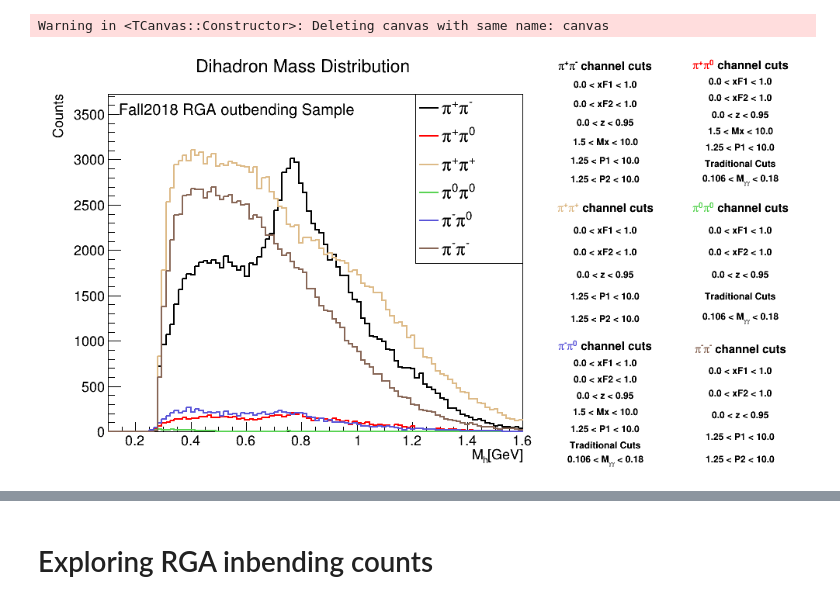
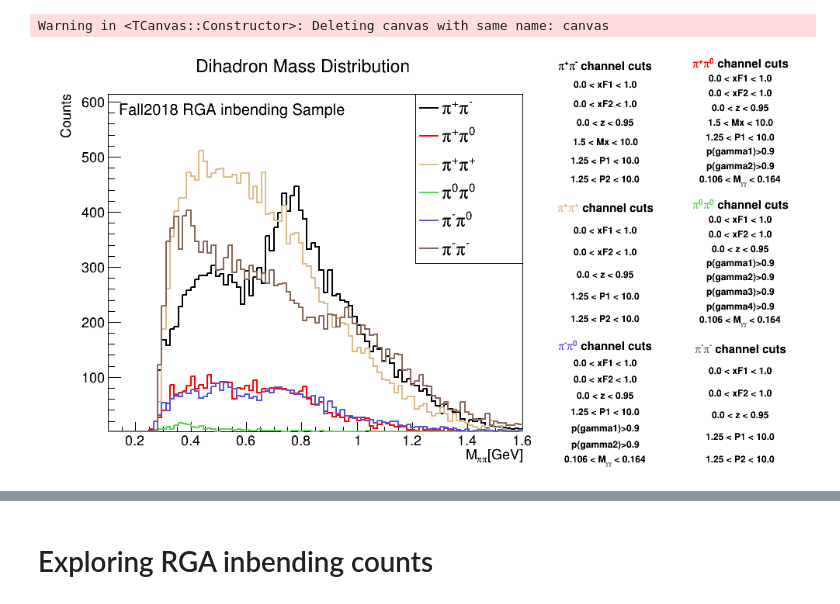
Before and after one commit to Gregtom3/clas12_dihadrons, a Jupyter notebook: plotting/kinematics/dihadron_counts.ipynb, the cells around one changed output, grey strips where cells are left out. Saved outputs shown, nothing was run; the diff lists cells and outputs as text; code cells hidden in the pictures.

```diff
--- a/plotting/kinematics/dihadron_counts.ipynb
+++ b/plotting/kinematics/dihadron_counts.ipynb
@@ -9,11 +9,13 @@ Matplotlib created a temporary config/cache directory at /tmp/matplotlib-5b2mckh
 # %%
-project_name="ana_v1"
+project_name="ana_v2"
 channels = ["piplus_piminus", "piplus_pi0", "piplus_piplus","pi0_pi0","piminus_pi0", "piminus_piminus"]
-cut_names = ["v3","v4","v6","v1","v4","v6"]
-version = "Fall2018_RGA_outbending"
+cut_names = ["v3","v4","v6","v1","v7","v6"]
+# channels = ["piplus_piminus", "piplus_pi0", "piplus_piplus","piminus_pi0", "piminus_piminus"]
+# cut_names = ["v3","v4","v6","v7","v6"]
+version = "Fall2018_RGA_inbending"
 # %%
-c=gen_Mh_dists(project_name, channels, cut_names, version,Nmax=1000000,ML=False)
+c=gen_Mh_dists(project_name, channels, cut_names, version,Nmax=100000,ML=True)
 c.Draw()
 # %% [output]
 Warning in <TCanvas::Constructor>: Deleting canvas with same name: canvas
-[figure, old version]
+[figure, new version]
```
Also changed, not shown: parts of 3 cells of this notebook, 23 other files.
